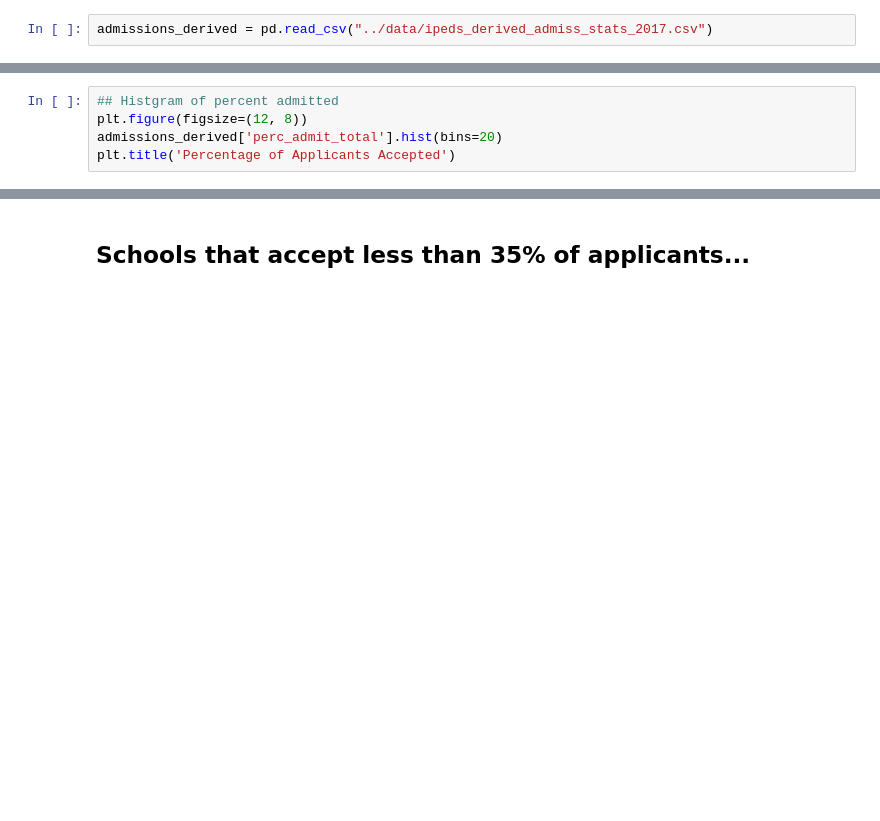
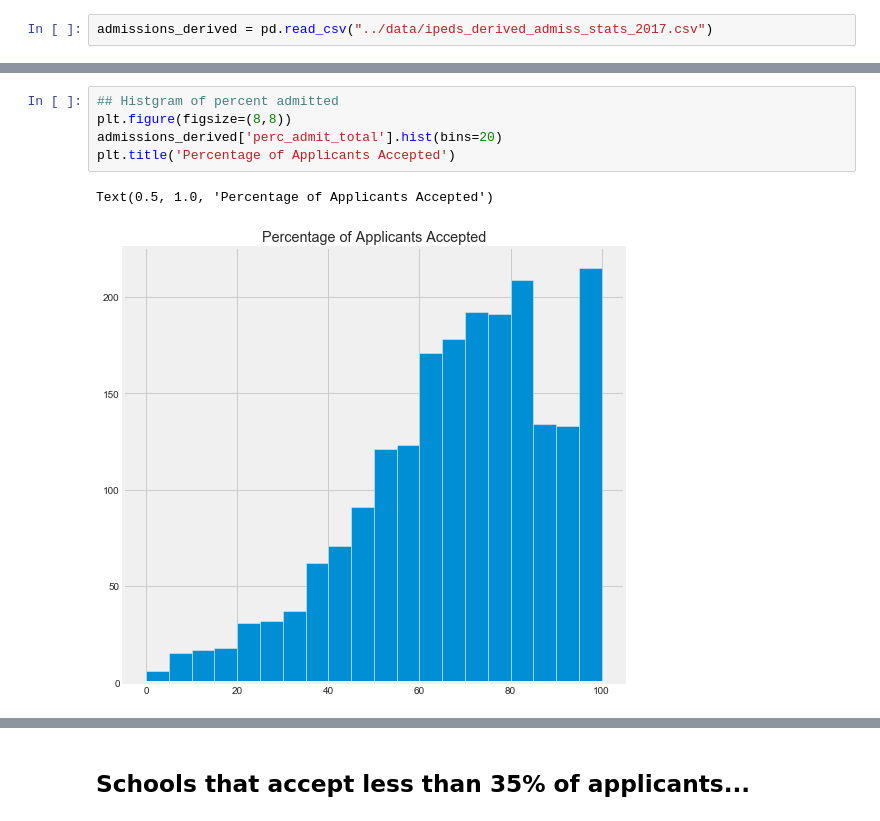
Before and after one commit to CatSchmalzer/College_Tuition_and_Student_Debt, a Jupyter notebook: notebooks/IPEDS_general_eda.ipynb, the cells around one changed output, grey strips where cells are left out. Drawn from its saved outputs; the diff is of its cells as text; blank space fills up the shorter version.

Commit message:
Financial Data and Graphs

```diff
--- a/notebooks/IPEDS_general_eda.ipynb
+++ b/notebooks/IPEDS_general_eda.ipynb
@@ -60,7 +114,10 @@ admissions_derived.shape
 # %%
 ## Histgram of percent admitted
-plt.figure(figsize=(12, 8))
+plt.figure(figsize=(8,8))
 admissions_derived['perc_admit_total'].hist(bins=20)
 plt.title('Percentage of Applicants Accepted')
+# %% [output]
+Text(0.5, 1.0, 'Percentage of Applicants Accepted')
+[figure, added]
 # %%
 ## Histgram of percent enrolled
```
Also changed, not shown: parts of 34 cells of this notebook, 2 other files.
